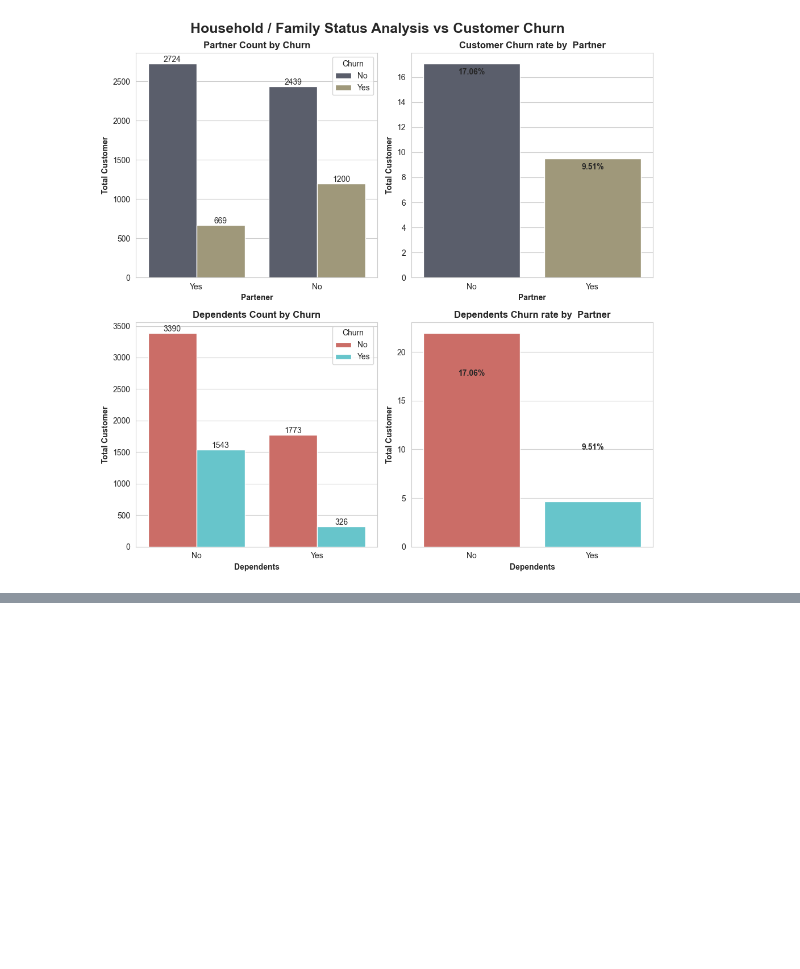
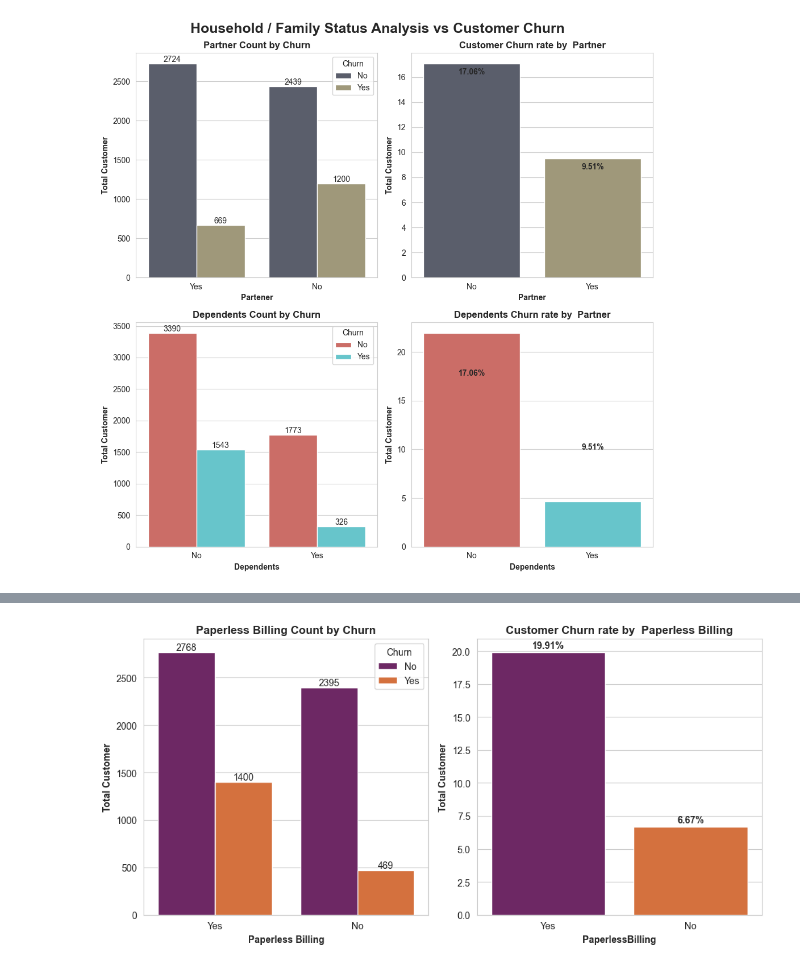
Before and after one commit to Md-Maruf-1727/customer-churn-prediction-ml, a Jupyter notebook: NoteBooks/03_eda_visualization.ipynb, the cells around one changed output, grey strips where cells are left out. Cells and saved outputs as stored; diff of their text form; code cells hidden in the pictures; blank space fills up the shorter version.

```diff
--- a/NoteBooks/03_eda_visualization.ipynb
+++ b/NoteBooks/03_eda_visualization.ipynb
@@ -267,0 +270,40 @@ plt.show()
+# %%
+fig, axes = plt.subplots(1, 2, figsize=(10, 5))
+
+sns.countplot(
+    data=df,
+    x= 'PaperlessBilling',
+    hue='Churn',
+    palette='inferno',
+    ax = axes[0]
+)
+
+axes[0].set_title("Paperless Billing Count by Churn", weight='bold')
+axes[0].set_xlabel("Paperless Billing", weight='bold')
+axes[0].set_ylabel("Total Customer", weight='bold')
+
+for container in axes[0].containers:
+    axes[0].bar_label(container)
+
+
+PaperlessBilling_churn_rate = pd.crosstab(df['PaperlessBilling'], df['Churn'], normalize=True)*100
+PaperlessBilling_churn_rate_yes = PaperlessBilling_churn_rate['Yes'].sort_values(ascending=False)
+
+sns.barplot(
+    x=PaperlessBilling_churn_rate_yes.index,
+    y=PaperlessBilling_churn_rate_yes.values,
+    palette='inferno',
+    ax= axes[1]
+)
+axes[1].set_title("Customer Churn rate by  Paperless Billing", weight='bold')
+axes[1].set_xlabel("PaperlessBilling", weight='bold')
+axes[1].set_ylabel("Total Customer", weight='bold')
+
+for i, value in enumerate(PaperlessBilling_churn_rate_yes.values):
+    axes[1].text(i, value + 0.3, f"{value:.2f}%", ha='center', weight='bold')
+
+
+plt.tight_layout()
+plt.show()
+# %% [output]
+[figure, added]
```
Also changed, not shown: parts of 4 cells of this notebook.
